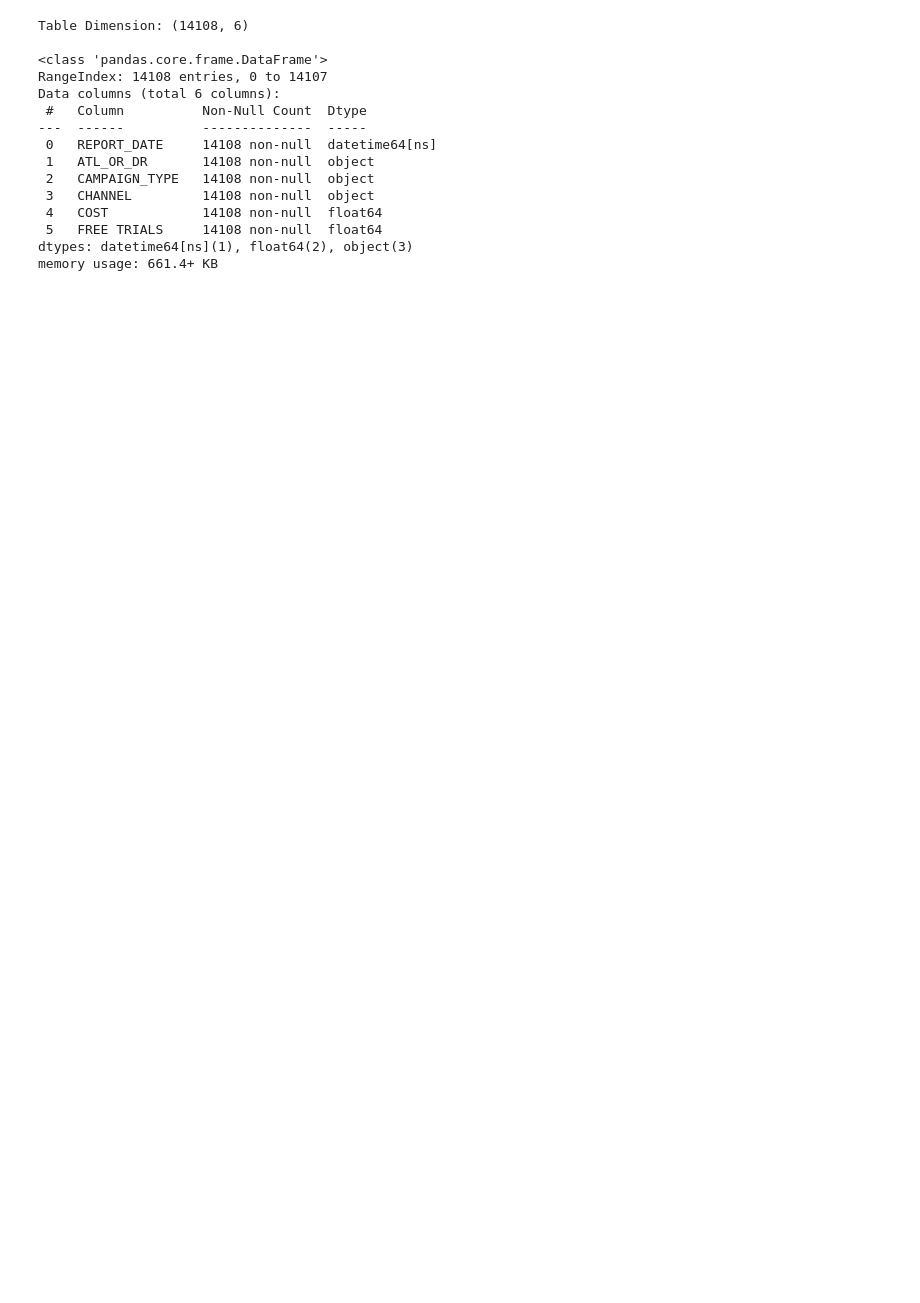
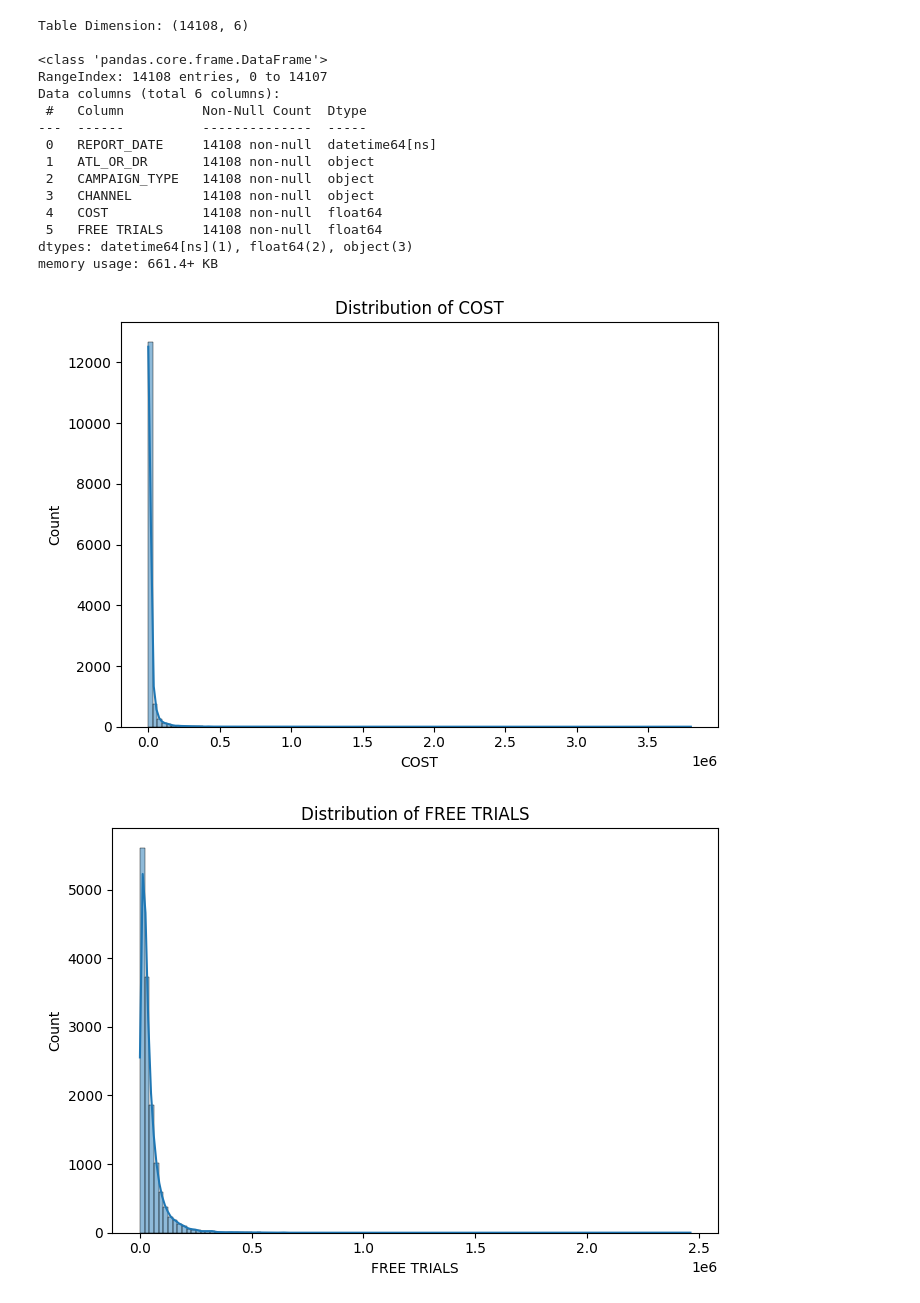
Before and after one commit to 11echeng/free-trial-analysis, a Jupyter notebook: src/notebook/paramount_eda_v1.ipynb, the cells around one changed output. Saved outputs shown, nothing was run; the diff lists cells and outputs as text; code cells hidden in the pictures; blank space fills up the shorter version.

Commit message:
quant analysis

```diff
--- a/src/notebook/paramount_eda_v1.ipynb
+++ b/src/notebook/paramount_eda_v1.ipynb
@@ -52,3 +78,42 @@ Data columns (total 6 columns):
  5   FREE TRIALS     14108 non-null  float64
 dtypes: datetime64[ns](1), float64(2), object(3)
 memory usage: 661.4+ KB
+# %%
+'''
+Single Variation Continuous Analysis using Histogram with 118 bins | bin size ~= SqRoot(n):
+
+1. 'COST' Observations/Thoughts/Tasks:
+    a. The 1st visual shows a right skewed distribution with outliers on the right side. So, the mean will be greater than the median.
+    b. The visual shows a wide spread of data where most of the cost to run a campaign is under $250,000. However, you have a few campaigns
+    that cost up to $1M with the highest being 3.75M. Something to explore is finding the lag/lead dates of campaigns with high costs and
+    see if there were any significant events/holidays that contributed to the spike in cost.
+    c. Most of the cluster of cost is to run a campaign is at 0 which is surprising because I wouldn't have guessed the majority of campaigns
+    to incur 0 expense. This shows why we need to perform feature engineering and apply log transformation on it to better understand the distribution
+    for normalization.
+    d. Need to better understand the variance of the data via boxplots for further inspections as well as diving deeper into the outliers via IQR's.
+    e. Recap: This dimension violates Linear Regression's assumption of normality. Need to log transform this feature to normalize the data.
+
+2. 'FREE TRIALS' Observations/Thoughts/Tasks:
+    a. The 2nd visual shows a right skewed distribution with outliers on the right side. So, the mean will be greater than the median.
+    b. The visual shows a wide spread of data where most of the campaigns generate 0 free trials and the rest under 250,000. However, you have campaigns
+    were very succesful generating over 1M 'FREE TRIALS'. Around 2.5M 'FREE TRIALS' was the max.
+    c. Need to look into if there is a linear/non-linear relationship bewteen 'COST' and 'FREE TRIALS' to see if there is a correlation between the two.
+    My hypothesis being the more you spend on a campaign, the more free trials you generate. Will this help answer why there is such a huge variance in
+    'FREE TRIALS'?
+    d. Need to better understand the variance of the data via boxplots for further inspections as well as diving deeper into the outliers via IQR's.
+    e. Recap: This dimension violates Linear Regression's assumption of normality. Need to log transform this feature to normalize the data.
+
+3. Action Items:
+    a. Log Transformation on 'COST' and 'FREE TRIALS'. - DONE
+    b. Single Variation Continuous Analysis using boxplots - DONE
+    c. Covaritation Continuous Analysis between 'COST' and 'FREE TRIALS' using a scatterplot. - DONE
+'''
+for quant_col in quantitative:
+    plt.figure(figsize=(7, 5))
+    sns.histplot(df[quant_col], kde=True, bins=118)
+    plt.title(f'Distribution of {quant_col}')
+    plt.tight_layout()
+    plt.show()
+# %% [output]
+[figure, added]
+[figure, added]
```
Also changed, not shown: parts of 9 cells of this notebook.
